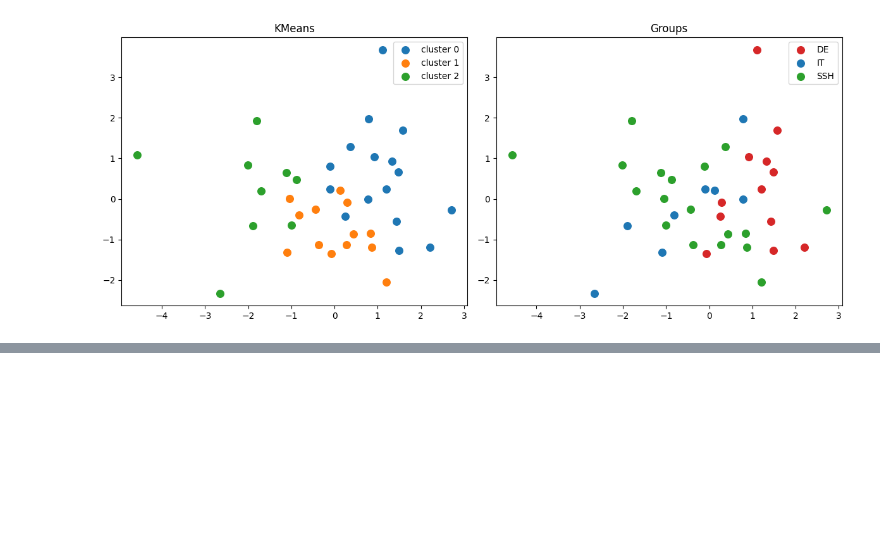
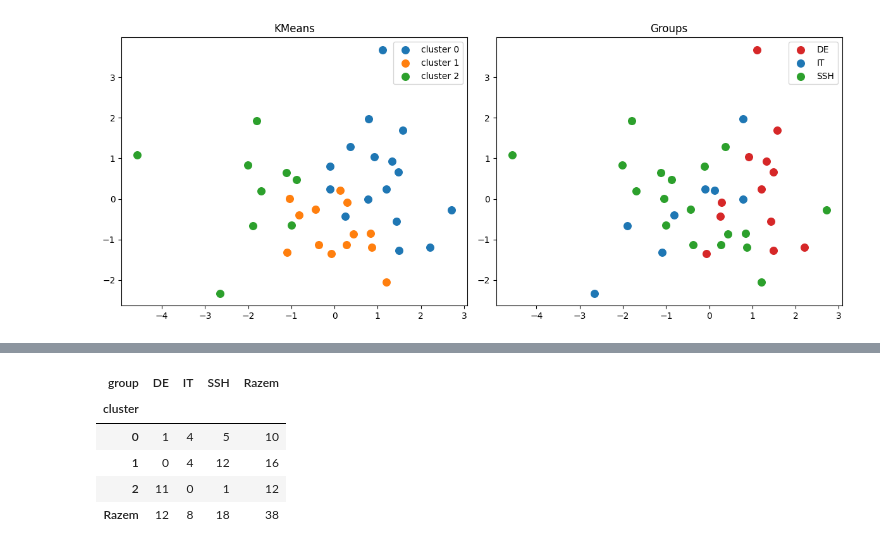
Before and after one commit to strek-o/xaifungi-analysis, a Jupyter notebook: analysis.ipynb, the cells around one changed output, grey strips where cells are left out. Saved outputs shown, nothing was run; the diff lists cells and outputs as text; code cells hidden in the pictures; blank space fills up the shorter version.

```diff
--- a/analysis.ipynb
+++ b/analysis.ipynb
@@ -163,0 +190,22 @@ plt.show()
+# %%
+X_tfidf = tfidf_feats.values
+kmeans_tfidf = KMeans(n_clusters=3, random_state=42, n_init=20)
+clusters_tfidf = kmeans_tfidf.fit_predict(X_tfidf)
+
+results_tfidf = pd.DataFrame(
+    {
+        "participant_id": tfidf_feats.index.tolist(),
+        "cluster": clusters_tfidf,
+    }
+).merge(text_df[["participant_id", "group"]], on="participant_id")
+
+pd.crosstab(
+    results_tfidf["cluster"], results_tfidf["group"], margins=True, margins_name="Razem"
+)
+# %% [output]
+| group | DE | IT | SSH | Razem |
+| cluster |  |  |  |  |
+| 0 | 1 | 4 | 5 | 10 |
+| 1 | 0 | 4 | 12 | 16 |
+| 2 | 11 | 0 | 1 | 12 |
+| Razem | 12 | 8 | 18 | 38 |
```
Also changed, not shown: parts of 10 cells of this notebook, 1 other file.
